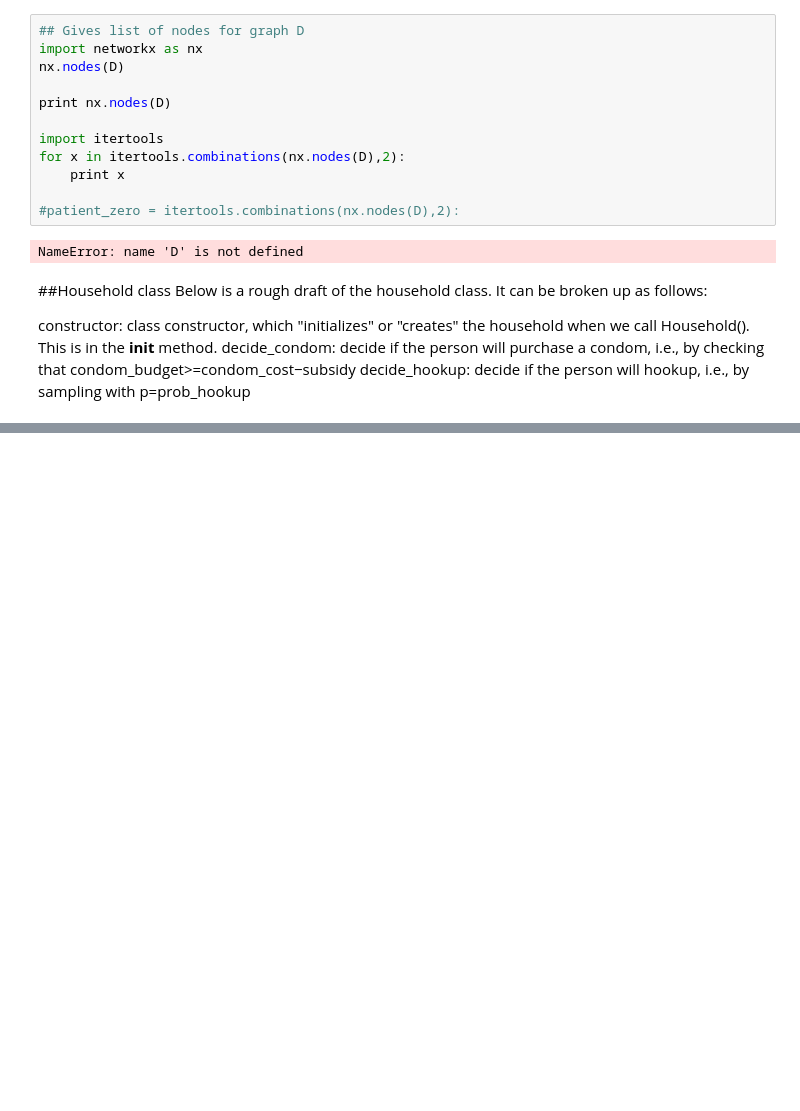
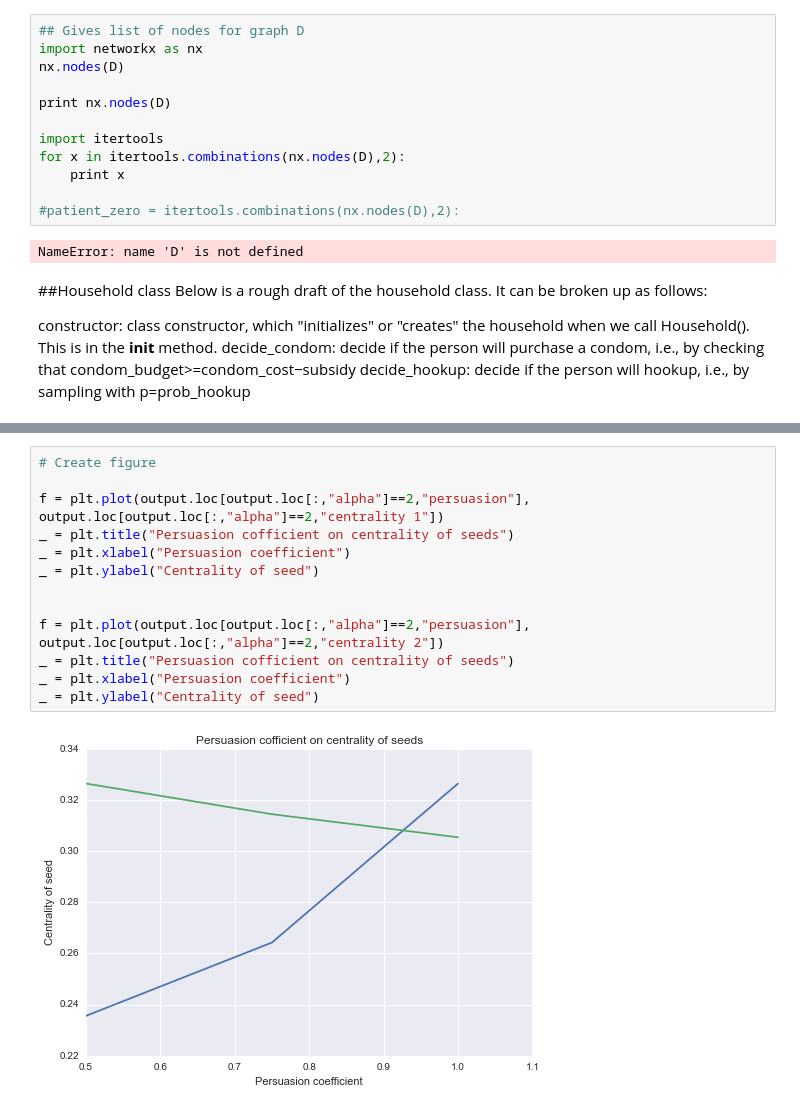
Before and after one commit to arunjvarghese/CSCS530-project, a Jupyter notebook: Initial Model.ipynb, the cells around one changed output, grey strips where cells are left out. Saved outputs shown, nothing was run; the diff lists cells and outputs as text; blank space fills up the shorter version.

```diff
--- a/Initial Model.ipynb
+++ b/Initial Model.ipynb
@@ -204,0 +419,15 @@ class Model(object):
+# %%
+# Create figure
+
+f = plt.plot(output.loc[output.loc[:,"alpha"]==2,"persuasion"], output.loc[output.loc[:,"alpha"]==2,"centrality 1"])
+_ = plt.title("Persuasion cofficient on centrality of seeds")
+_ = plt.xlabel("Persuasion coefficient")
+_ = plt.ylabel("Centrality of seed")
+
+
+f = plt.plot(output.loc[output.loc[:,"alpha"]==2,"persuasion"], output.loc[output.loc[:,"alpha"]==2,"centrality 2"])
+_ = plt.title("Persuasion cofficient on centrality of seeds")
+_ = plt.xlabel("Persuasion coefficient")
+_ = plt.ylabel("Centrality of seed")
+# %% [output]
+[figure, added]
```
Also changed, not shown: parts of 15 cells of this notebook, 8 other files.
